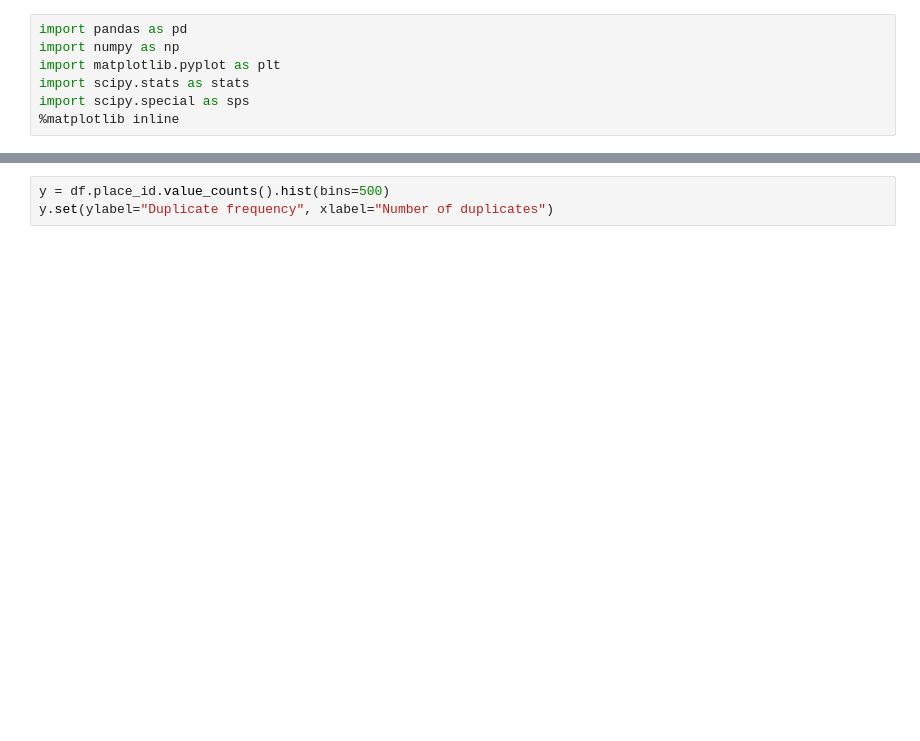
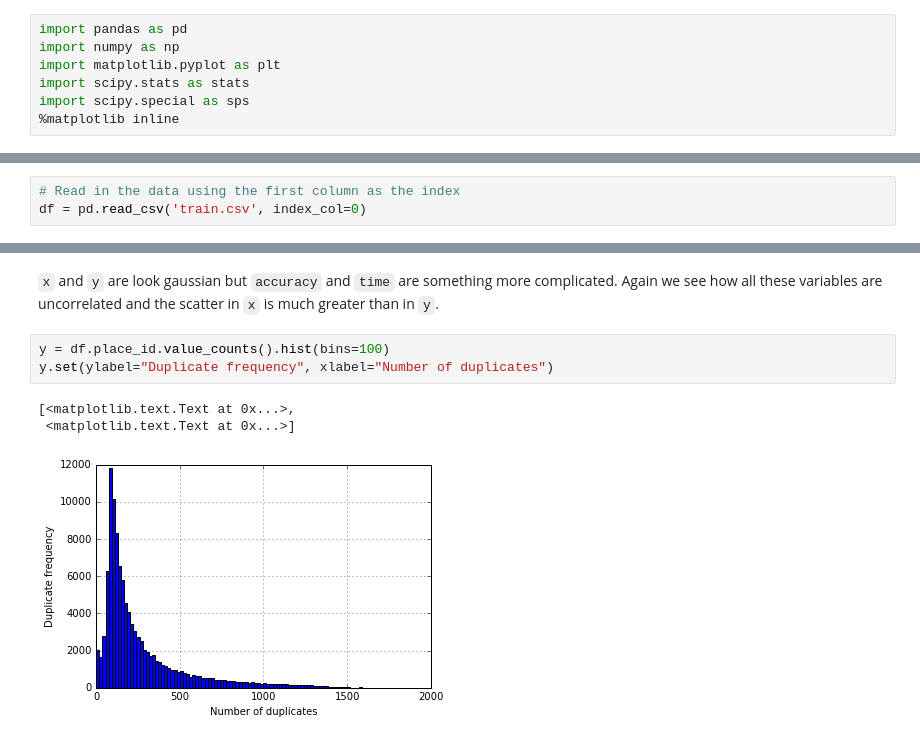
Before and after one commit to roryhr/facebook_kaggle, a Jupyter notebook: data_analysis_script.ipynb, the cells around one changed output, grey strips where cells are left out. Drawn from its saved outputs; the diff is of its cells as text; blank space fills up the shorter version.

Commit message:
add some nice plots

```diff
--- a/data_analysis_script.ipynb
+++ b/data_analysis_script.ipynb
@@ -24,2 +21,5 @@ print(df.describe())
+# %%
+# Read in the data using the first column as the index
+df = pd.read_csv('train.csv', index_col=0)
 # %%
 df.head()
@@ -49,3 +103,9 @@ print(df.place_id.drop_duplicates().count())
+# %% [markdown]
+`x` and `y` are look gaussian but `accuracy` and `time` are something more complicated. Again we see how all these variables are uncorrelated and the scatter in `x` is much greater than in `y`.
 # %%
-y = df.place_id.value_counts().hist(bins=500)
+y = df.place_id.value_counts().hist(bins=100)
 y.set(ylabel="Duplicate frequency", xlabel="Number of duplicates")
+# %% [output]
+[<matplotlib.text.Text at 0x...>,
+ <matplotlib.text.Text at 0x...>]
+[figure, added]
```
Also changed, not shown: parts of 27 cells of this notebook, 1 other file.
